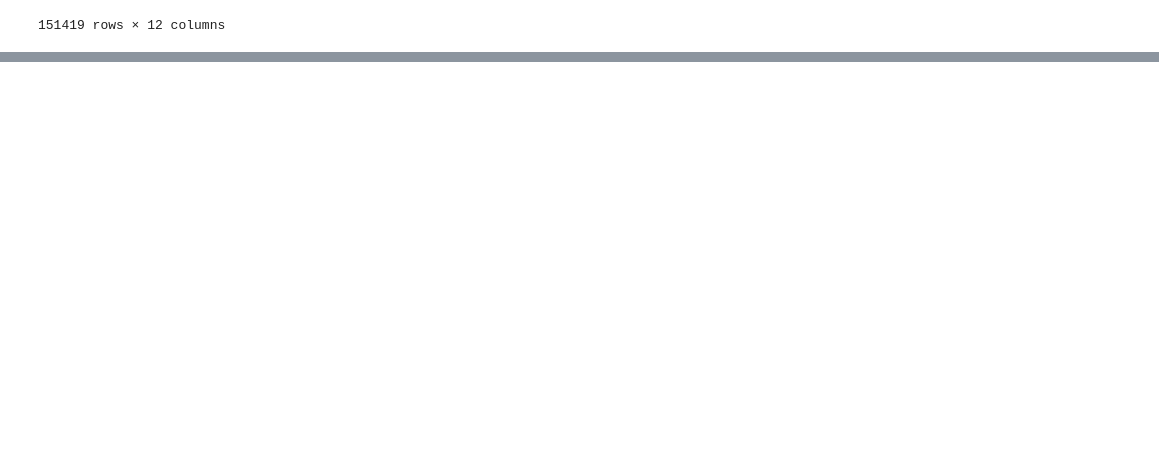
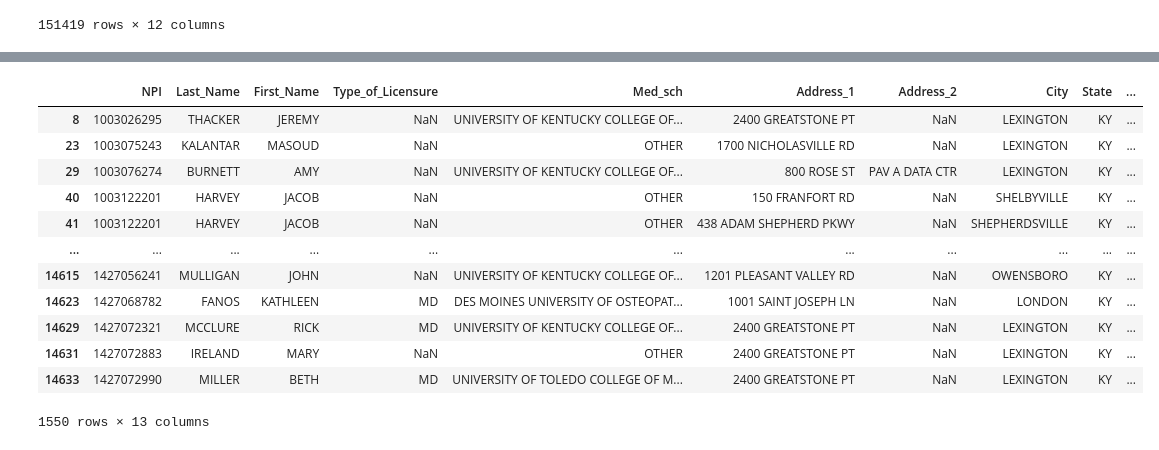
Before and after one commit to shahbijay/survey_contactList, a Jupyter notebook: provider_directory.ipynb, the cells around one changed output, grey strips where cells are left out. Saved outputs shown, nothing was run; the diff lists cells and outputs as text; code cells hidden in the pictures; blank space fills up the shorter version.

```diff
--- a/provider_directory.ipynb
+++ b/provider_directory.ipynb
@@ -122,0 +186,20 @@ providers_ky
+# %%
+# Filter the DataFrame based on the condition 'New_Column' == 'Y'
+new_table_y = providers_ky[providers_ky['Invalid'] == 'Y']
+
+# Display the new DataFrame containing rows where 'New_Column' == 'Y'
+new_table_y
+# %% [output]
+|  | NPI | Last_Name | First_Name | Type_of_Licensure | Med_sch | Address_1 | Address_2 | City | State | ... |
+| 8 | 1003026295 | THACKER | JEREMY | NaN | UNIVERSITY OF KENTUCKY COLLEGE OF... | 2400 GREATSTONE PT | NaN | LEXINGTON | KY | ... |
+| 23 | 1003075243 | KALANTAR | MASOUD | NaN | OTHER | 1700 NICHOLASVILLE RD | NaN | LEXINGTON | KY | ... |
+| 29 | 1003076274 | BURNETT | AMY | NaN | UNIVERSITY OF KENTUCKY COLLEGE OF... | 800 ROSE ST | PAV A DATA CTR | LEXINGTON | KY | ... |
+| 40 | 1003122201 | HARVEY | JACOB | NaN | OTHER | 150 FRANFORT RD | NaN | SHELBYVILLE | KY | ... |
+| 41 | 1003122201 | HARVEY | JACOB | NaN | OTHER | 438 ADAM SHEPHERD PKWY | NaN | SHEPHERDSVILLE | KY | ... |
+| ... | ... | ... | ... | ... | ... | ... | ... | ... | ... | ... |
+| 14615 | 1427056241 | MULLIGAN | JOHN | NaN | UNIVERSITY OF KENTUCKY COLLEGE OF... | 1201 PLEASANT VALLEY RD | NaN | OWENSBORO | KY | ... |
+| 14623 | 1427068782 | FANOS | KATHLEEN | MD | DES MOINES UNIVERSITY OF OSTEOPAT... | 1001 SAINT JOSEPH LN | NaN | LONDON | KY | ... |
+| 14629 | 1427072321 | MCCLURE | RICK | MD | UNIVERSITY OF KENTUCKY COLLEGE OF... | 2400 GREATSTONE PT | NaN | LEXINGTON | KY | ... |
+| 14631 | 1427072883 | IRELAND | MARY | NaN | OTHER | 2400 GREATSTONE PT | NaN | LEXINGTON | KY | ... |
+| 14633 | 1427072990 | MILLER | BETH | MD | UNIVERSITY OF TOLEDO COLLEGE OF M... | 2400 GREATSTONE PT | NaN | LEXINGTON | KY | ... |
+1550 rows × 13 columns
```
Also changed, not shown: parts of 12 cells of this notebook.
